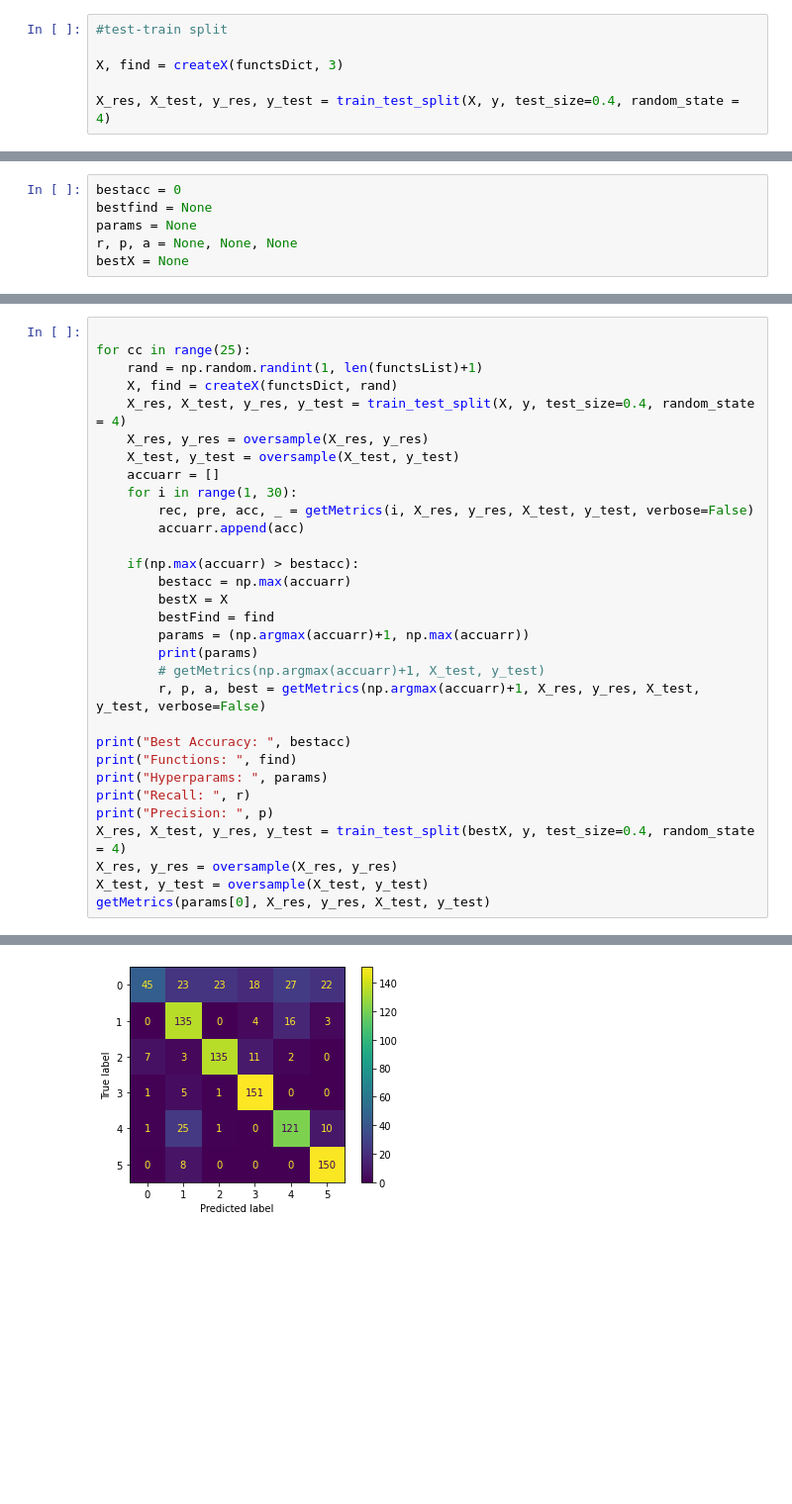
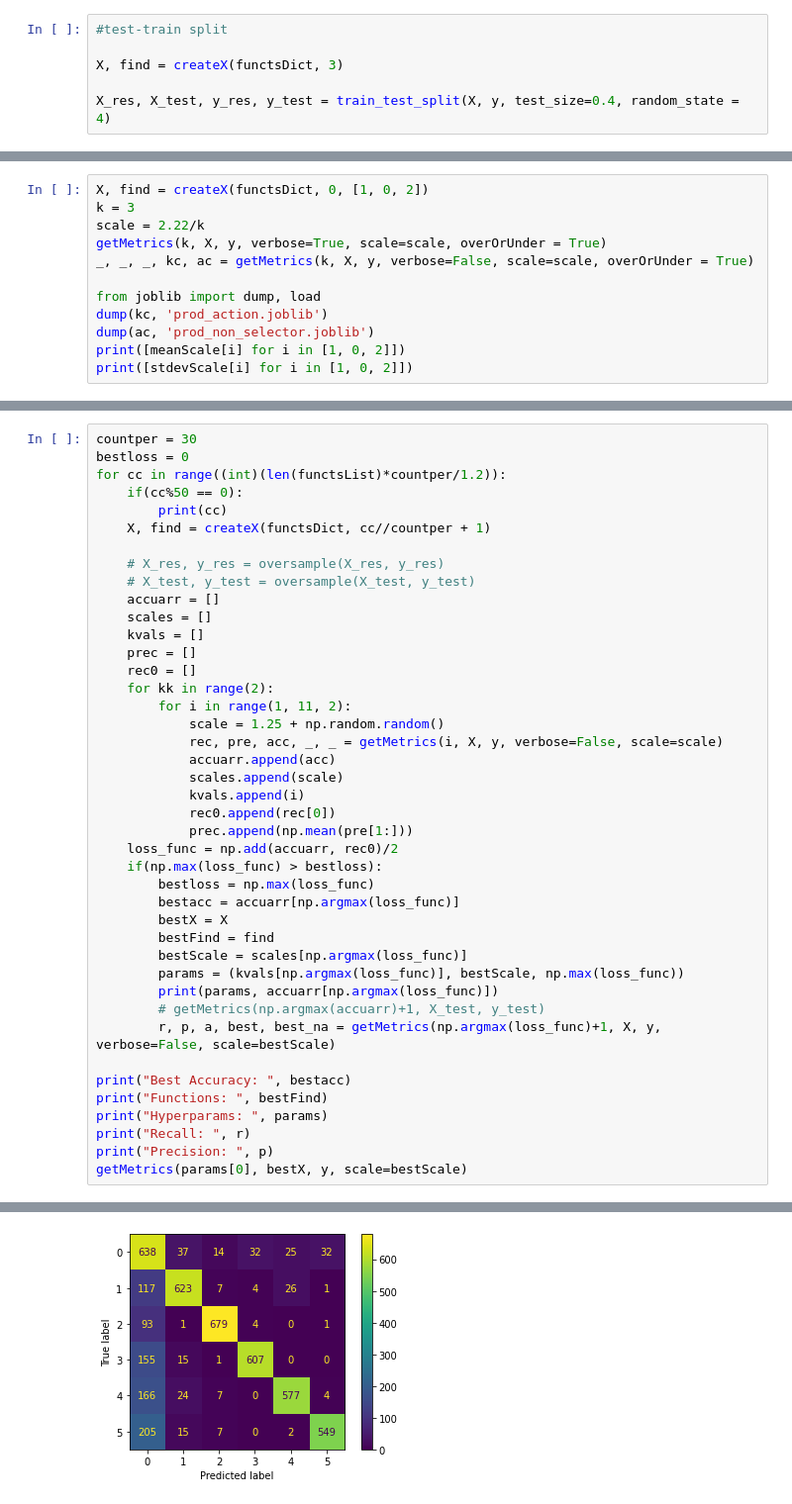
Before and after one commit to neurotech-uiuc/R-Cario, a Jupyter notebook: svmtest2.ipynb, the cells around one changed output, grey strips where cells are left out. Shown at 99% size. Drawn from its saved outputs; the diff is of its cells as text; blank space fills up the shorter version.

Commit message:
added prod v1 of knn models

```diff
--- a/svmtest2.ipynb
+++ b/svmtest2.ipynb
@@ -311,6 +314,12 @@ def getMetrics(K, X_res, y_res, X_eval, y_eval, verbose=True):
-# %%
-bestacc = 0
-bestfind = None
-params = None
-r, p, a = None, None, None
-bestX = None
+# %%
+X, find = createX(functsDict, 0, [1, 0, 2])
+k = 3
+scale = 2.22/k
+getMetrics(k, X, y, verbose=True, scale=scale, overOrUnder = True)
+_, _, _, kc, ac = getMetrics(k, X, y, verbose=False, scale=scale, overOrUnder = True)
+
+from joblib import dump, load
+dump(kc, 'prod_action.joblib')
+dump(ac, 'prod_non_selector.joblib')
+print([meanScale[i] for i in [1, 0, 2]])
+print([stdevScale[i] for i in [1, 0, 2]])
@@ -317,32 +332,43 @@ bestX = None
 # %%
+countper = 30
+bestloss = 0
+for cc in range((int)(len(functsList)*countper/1.2)):
+    if(cc%50 == 0):
+        print(cc)
+    X, find = createX(functsDict, cc//countper + 1)
 
-for cc in range(25):
-    rand = np.random.randint(1, len(functsList)+1)
-    X, find = createX(functsDict, rand)
-    X_res, X_test, y_res, y_test = train_test_split(X, y, test_size=0.4, random_state = 4)
-    X_res, y_res = oversample(X_res, y_res)
-    X_test, y_test = oversample(X_test, y_test)
+    # X_res, y_res = oversample(X_res, y_res)
+    # X_test, y_test = oversample(X_test, y_test)
     accuarr = []
-    for i in range(1, 30):
-        rec, pre, acc, _ = getMetrics(i, X_res, y_res, X_test, y_test, verbose=False)
-        accuarr.append(acc)
-
-    if(np.max(accuarr) > bestacc):
-        bestacc = np.max(accuarr)
+    scales = []
+    kvals = []
+    prec = []
+    rec0 = []
+    for kk in range(2):
+        for i in range(1, 11, 2):
+            scale = 1.25 + np.random.random()
+            rec, pre, acc, _, _ = getMetrics(i, X, y, verbose=False, scale=scale)
+            accuarr.append(acc)
+            scales.append(scale)
+            kvals.append(i)
+            rec0.append(rec[0])
+            prec.append(np.mean(pre[1:]))
+    loss_func = np.add(accuarr, rec0)/2
+    if(np.max(loss_func) > bestloss):
+        bestloss = np.max(loss_func)
+        bestacc = accuarr[np.argmax(loss_func)]
         bestX = X
         bestFind = find
-        params = (np.argmax(accuarr)+1, np.max(accuarr))
-        print(params)
+        bestScale = scales[np.argmax(loss_func)]
+        params = (kvals[np.argmax(loss_func)], bestScale, np.max(loss_func))
+        print(params, accuarr[np.argmax(loss_func)])
         # getMetrics(np.argmax(accuarr)+1, X_test, y_test)
-        r, p, a, best = getMetrics(np.argmax(accuarr)+1, X_res, y_res, X_test, y_test, verbose=False)
+        r, p, a, best, best_na = getMetrics(np.argmax(loss_func)+1, X, y, verbose=False, scale=bestScale)
 
 print("Best Accuracy: ", bestacc)
-print("Functions: ", find)
+print("Functions: ", bestFind)
 print("Hyperparams: ", params)
 print("Recall: ", r)
 print("Precision: ", p)
-X_res, X_test, y_res, y_test = train_test_split(bestX, y, test_size=0.4, random_state = 4)
-X_res, y_res = oversample(X_res, y_res)
-X_test, y_test = oversample(X_test, y_test)
-getMetrics(params[0], X_res, y_res, X_test, y_test)
+getMetrics(params[0], bestX, y, scale=bestScale)
 # %% [output]
@@ -360,3 +392,3 @@ Accuracy:        0.7774261603375527
-[figure, old version]
+[figure, new version]
 # %%
 from joblib import dump, load
```
Also changed, not shown: parts of 12 cells of this notebook, 8 other files.
